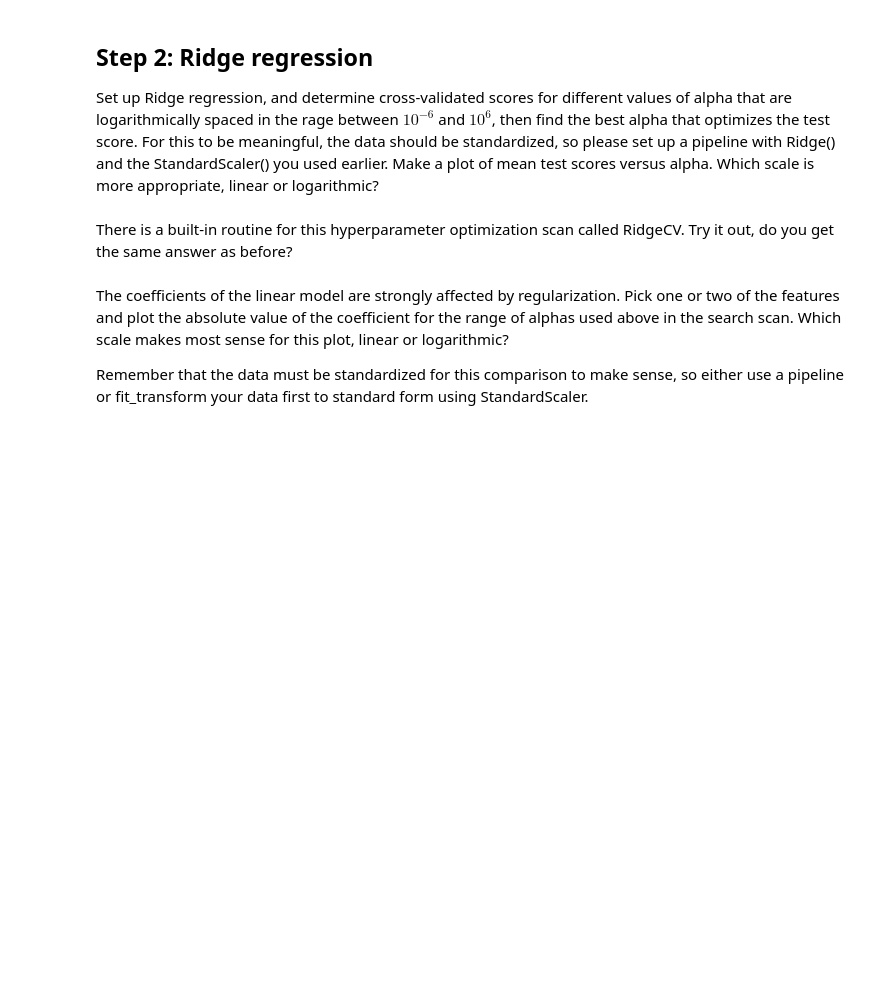
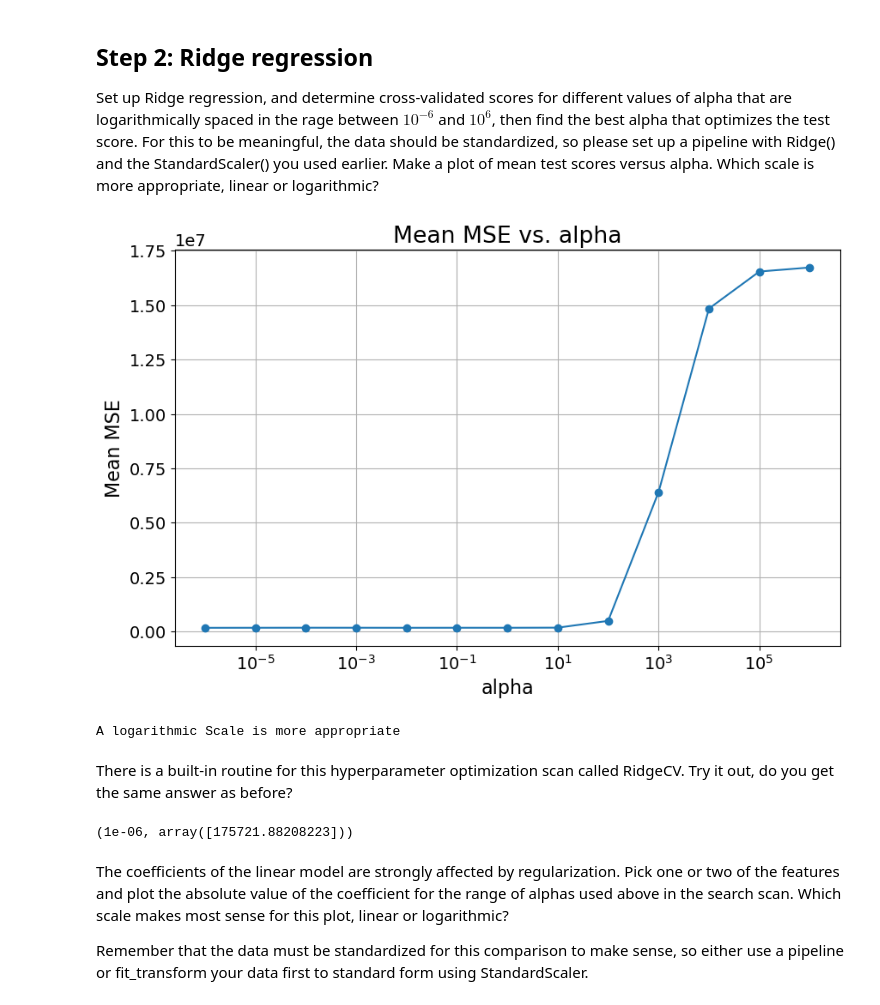
Before and after one commit to Veshek/Supervised_Learning, a Jupyter notebook: Lab Notebook 11.ipynb, the cells around one changed output. Cells and saved outputs as stored; diff of their text form; code cells hidden in the pictures; blank space fills up the shorter version.

```diff
--- a/Lab Notebook 11.ipynb
+++ b/Lab Notebook 11.ipynb
@@ -54,8 +56,61 @@ new_xb.shape
 ## Step 2:  Ridge regression
 
 Set up Ridge regression, and determine cross-validated scores for different values of alpha that are logarithmically spaced in the rage between $10^{-6}$ and $10^6$, then find the best alpha that optimizes the test score. For this to be meaningful, the data should be standardized, so please set up a pipeline with Ridge() and the StandardScaler() you used earlier. Make a plot of mean test scores versus alpha. Which scale is more appropriate, linear or logarithmic?
+# %%
+from sklearn.pipeline import Pipeline
+from sklearn.model_selection import train_test_split, cross_val_score
+
+X_train, X_test, y_train, y_test = train_test_split(new_xb, ypb, test_size=0.2, random_state=42)
+
+alphas = np.logspace(-6, 6, num=13)
+
+pipeline = Pipeline([
+    ('scaler', StandardScaler()),
+    ('ridge', Ridge())
+])
+
+cv_scores_mean = []
+
+for alpha in alphas:
+    pipeline.set_params(ridge__alpha=alpha)
+    scores = cross_val_score(pipeline, X_train, y_train, cv=10, scoring='neg_mean_squared_error')
+    cv_scores_mean.append(-np.mean(scores))
+
+plt.figure(figsize=(10, 6))
+plt.plot(alphas, cv_scores_mean, marker='o')
+plt.xlabel('alpha')
+plt.ylabel('Mean MSE')
+plt.title('Mean MSE vs. alpha')
+plt.xscale('log')
+plt.grid()
+plt.show()
+# %% [output]
+[figure, added]
+# %%
+print(
+f"""
+A logarithmic Scale is more appropriate
+""")
+# %% [output]
+A logarithmic Scale is more appropriate
 # %% [markdown]
 There is a built-in routine for this hyperparameter optimization scan called RidgeCV. Try it out, do you get the same answer as before?
+# %%
+from sklearn.linear_model import RidgeCV
+
+alphas = np.logspace(-6, 6, num=13)
+pipeline_cv = Pipeline([
+    ('scaler', StandardScaler()),
+    ('ridgecv', RidgeCV(alphas=alphas, store_cv_values=True))
+])
+pipeline_cv.fit(X_train, y_train)
+best_alpha = pipeline_cv.named_steps['ridgecv'].alpha_
+cv_values = pipeline_cv.named_steps['ridgecv'].cv_values_
+mean_mse_for_best_alpha = cv_values.mean(axis=0)[np.where(alphas == best_alpha)]
+
+best_alpha, mean_mse_for_best_alpha
+# %% [output]
+(1e-06, array([175721.88208223]))
 # %% [markdown]
 The coefficients of the linear model are strongly affected by regularization. Pick one or two of the features and plot the absolute value of the coefficient for the range of alphas used above in the search scan.  Which scale makes most sense for this plot, linear or logarithmic?
 
```
Also changed, not shown: parts of 4 cells of this notebook, 9 other files.
